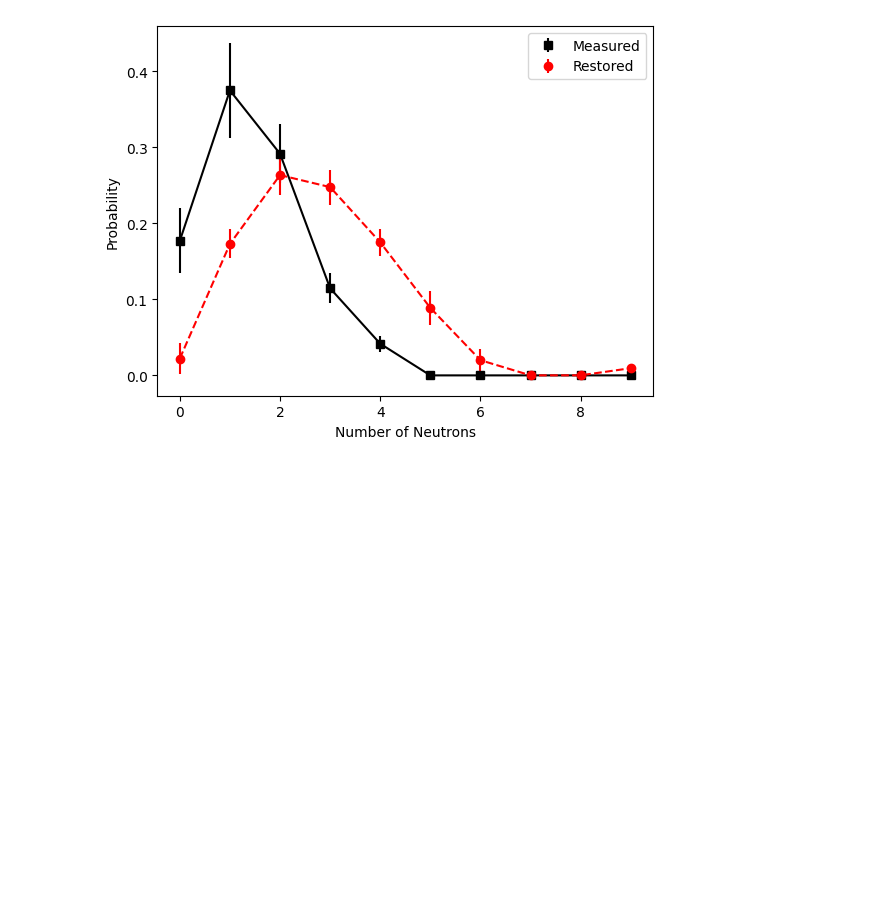
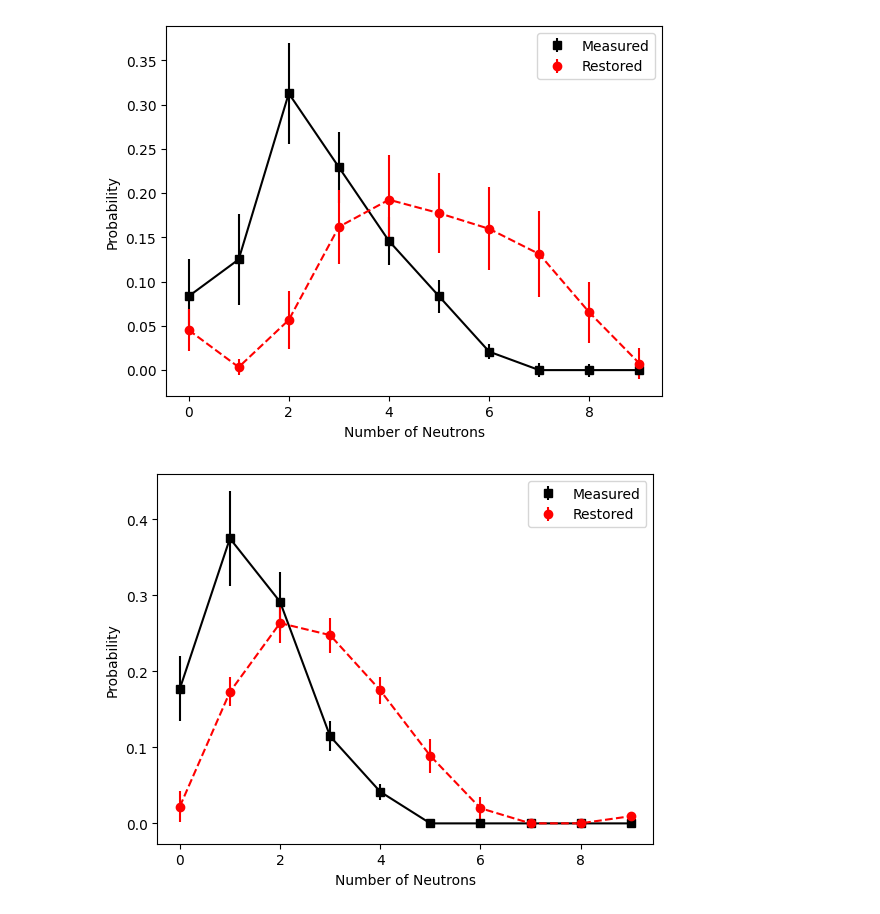
Before and after one commit to siberianisaev/NeutronBarrel, a Jupyter notebook: Python/multiplicity_drawing.ipynb, the cells around one changed output. Saved outputs shown, nothing was run; the diff lists cells and outputs as text; code cells hidden in the pictures; blank space fills up the shorter version.

```diff
--- a/Python/multiplicity_drawing.ipynb
+++ b/Python/multiplicity_drawing.ipynb
@@ -1 +5,27 @@
+# %%
+def plot(measured, measured_err, restored, restored_err):
+    xx = list(range(0, 10))
+    plt.plot(xx, measured, color="black")
+    plt.errorbar(xx, measured, yerr=measured_err, fmt="s", label='Measured', color="black")
+
+    plt.plot(xx, restored, color="red", linestyle='dashed')
+    plt.errorbar(xx, restored, yerr=restored_err, fmt="o", label='Restored', color="red")
+
+    plt.legend()
+
+    plt.xlabel('Number of Neutrons')
+    plt.ylabel('Probability')
+    plt.show()
+# %%
+# Rf-260
+file_name = '260Rf_restored.csv'
+df = pd.read_csv(file_name)
+measured = df["probability"].to_numpy()
+measured_err = df["probability_unc"].to_numpy()
+restored = df["restored"].to_numpy()
+restored_err = df["restored_unc"].to_numpy()
+
+plot(measured, measured_err, restored, restored_err)
+# %% [output]
+[figure, added]
 # %%
```
Also changed, not shown: parts of 2 cells of this notebook.
